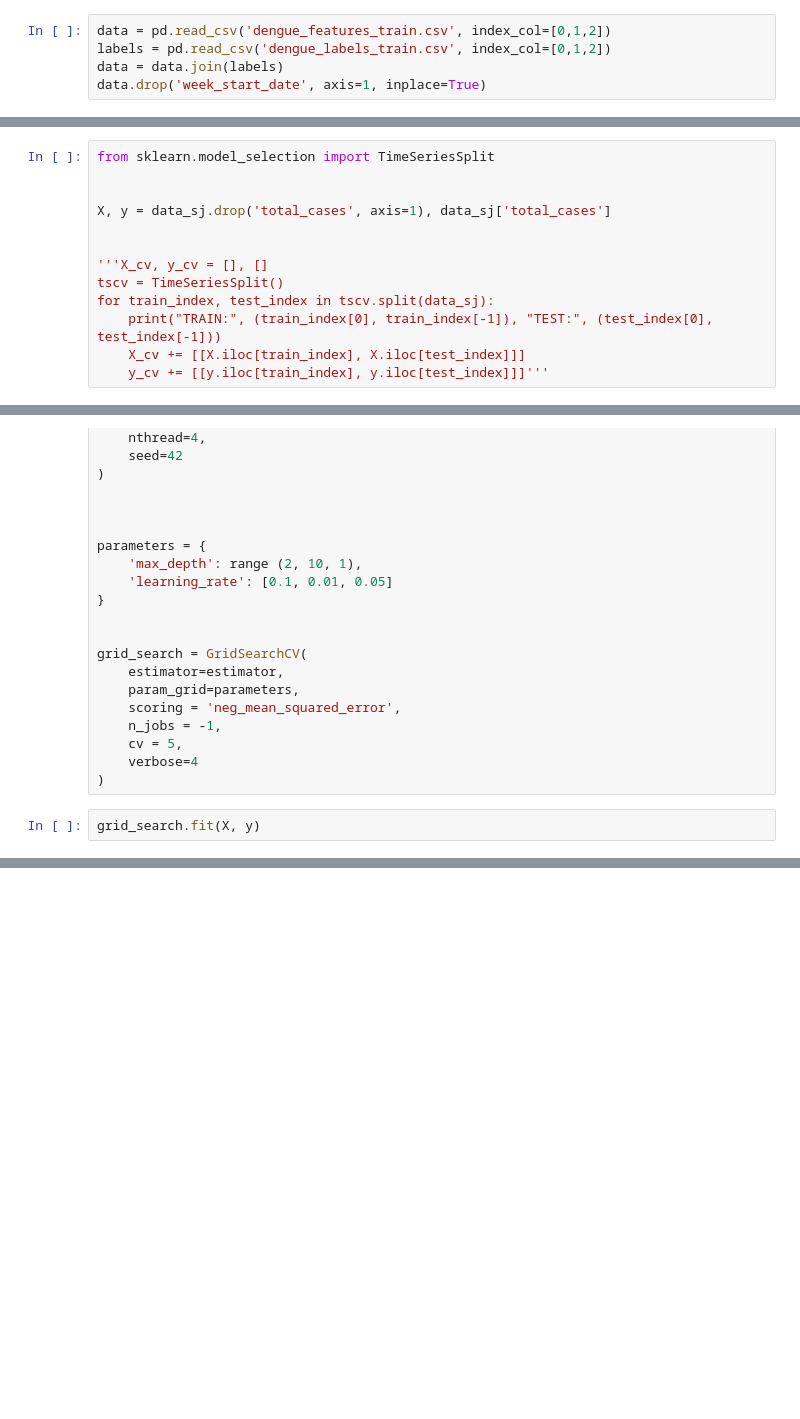
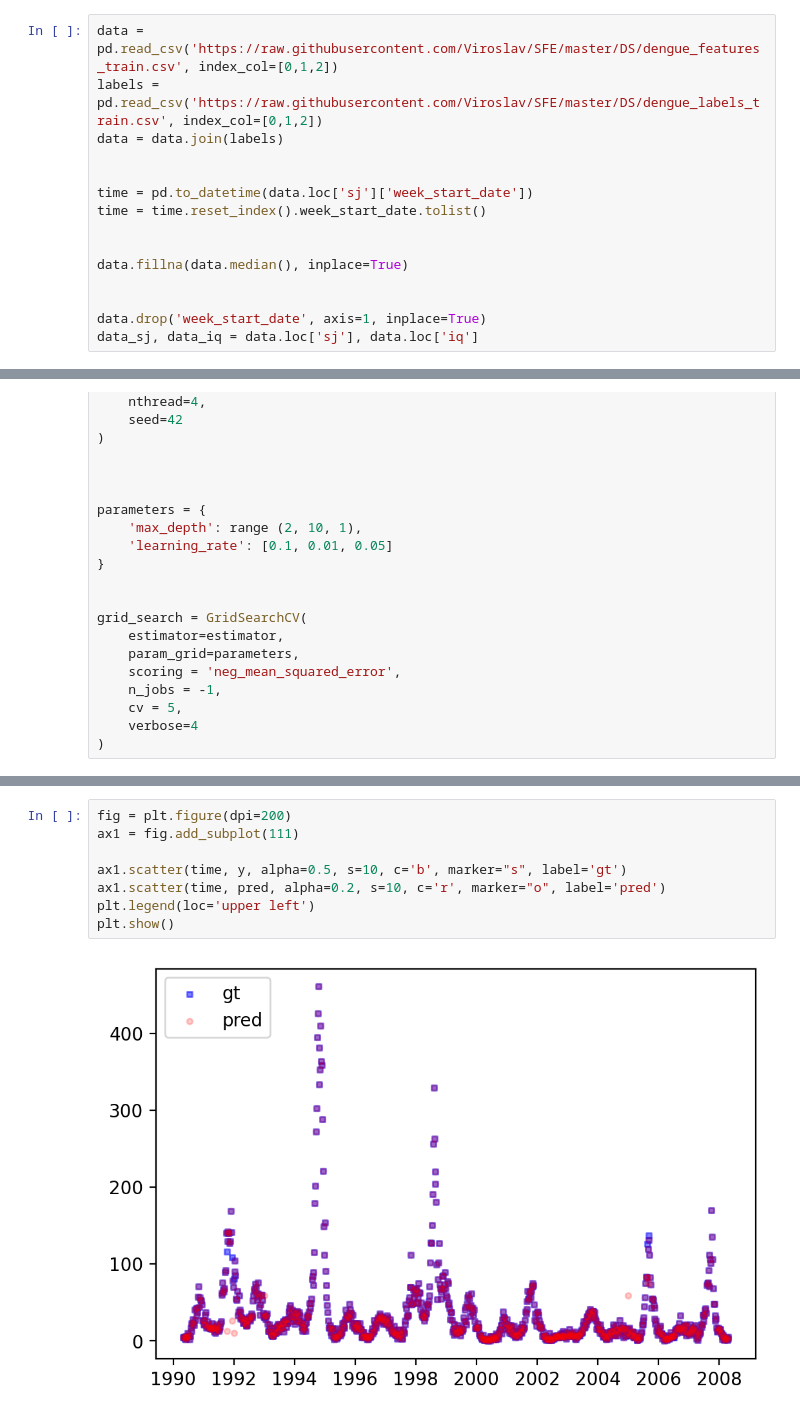
Before and after one commit to Viroslav/SFE, a Jupyter notebook: DS/Untitled8.ipynb, the cells around one changed output, grey strips where cells are left out. Drawn from its saved outputs; the diff is of its cells as text; blank space fills up the shorter version.

```diff
--- a/DS/Untitled8.ipynb
+++ b/DS/Untitled8.ipynb
@@ -13,7 +13,17 @@ from sklearn.model_selection import train_test_split
 from warnings import filterwarnings
 filterwarnings('ignore')
 # %%
-data = pd.read_csv('dengue_features_train.csv', index_col=[0,1,2])
-labels = pd.read_csv('dengue_labels_train.csv', index_col=[0,1,2])
+data = pd.read_csv('https://raw.githubusercontent.com/Viroslav/SFE/master/DS/dengue_features_train.csv', index_col=[0,1,2])
+labels = pd.read_csv('https://raw.githubusercontent.com/Viroslav/SFE/master/DS/dengue_labels_train.csv', index_col=[0,1,2])
 data = data.join(labels)
+
+
+time = pd.to_datetime(data.loc['sj']['week_start_date'])
+time = time.reset_index().week_start_date.tolist()
+
+
+data.fillna(data.median(), inplace=True)
+
+
 data.drop('week_start_date', axis=1, inplace=True)
+data_sj, data_iq = data.loc['sj'], data.loc['iq']
@@ -39,13 +37,0 @@ data.fillna(0, inplace=True)
-# %%
-from sklearn.model_selection import TimeSeriesSplit
-
-
-X, y = data_sj.drop('total_cases', axis=1), data_sj['total_cases']
-
-
-'''X_cv, y_cv = [], []
-tscv = TimeSeriesSplit()
-for train_index, test_index in tscv.split(data_sj):
-    print("TRAIN:", (train_index[0], train_index[-1]), "TEST:", (test_index[0], test_index[-1]))
-    X_cv += [[X.iloc[train_index], X.iloc[test_index]]]
-    y_cv += [[y.iloc[train_index], y.iloc[test_index]]]'''
@@ -86,5 +63,3 @@ grid_search = GridSearchCV(
     cv = 5,
     verbose=4
 )
-# %%
-grid_search.fit(X, y)
@@ -92,0 +104,10 @@ Fitting 5 folds for each of 24 candidates, totalling 120 fits
+# %%
+fig = plt.figure(dpi=200)
+ax1 = fig.add_subplot(111)
+
+ax1.scatter(time, y, alpha=0.5, s=10, c='b', marker="s", label='gt')
+ax1.scatter(time, pred, alpha=0.2, s=10, c='r', marker="o", label='pred')
+plt.legend(loc='upper left')
+plt.show()
+# %% [output]
+[figure, added]
```
Also changed, not shown: parts of 15 cells of this notebook.
